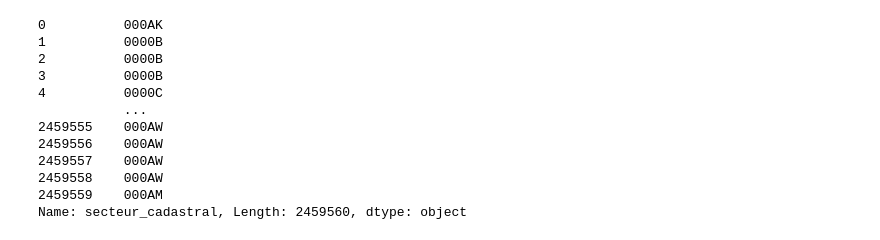
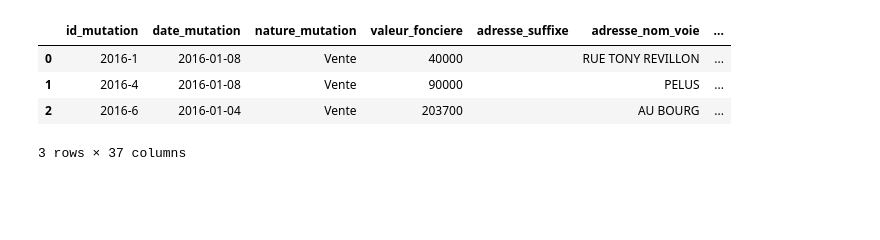
Before and after one commit to Jehadel/reestimator, a Jupyter notebook: notebooks/class_testing_getdata_nb.ipynb, the cells around one changed output. Saved outputs shown, nothing was run; the diff lists cells and outputs as text; code cells hidden in the pictures; blank space fills up the shorter version.

```diff
--- a/notebooks/class_testing_getdata_nb.ipynb
+++ b/notebooks/class_testing_getdata_nb.ipynb
@@ -121,15 +13,0 @@ preprocessor.remplacement_mutation()
-# %%
-preprocessor.cadastral_sector()
-# %% [output]
-0          000AK
-1          0000B
-2          0000B
-3          0000B
-4          0000C
-           ...
-2459555    000AW
-2459556    000AW
-2459557    000AW
-2459558    000AW
-2459559    000AM
-Name: secteur_cadastral, Length: 2459560, dtype: object
@@ -137,0 +16,9 @@ preprocessor.filter_dependency('all')
+# %%
+df_test = getting_data.get_num_rows('data_working_update', 3)
+df_test
+# %% [output]
+|  | id_mutation | date_mutation | nature_mutation | valeur_fonciere | adresse_suffixe | adresse_nom_voie | ... |
+| 0 | 2016-1 | 2016-01-08 | Vente | 40000 |  | RUE TONY REVILLON | ... |
+| 1 | 2016-4 | 2016-01-08 | Vente | 90000 |  | PELUS | ... |
+| 2 | 2016-6 | 2016-01-04 | Vente | 203700 |  | AU BOURG | ... |
+3 rows × 37 columns
```
Also changed, not shown: parts of 20 cells of this notebook, 1 other file.
